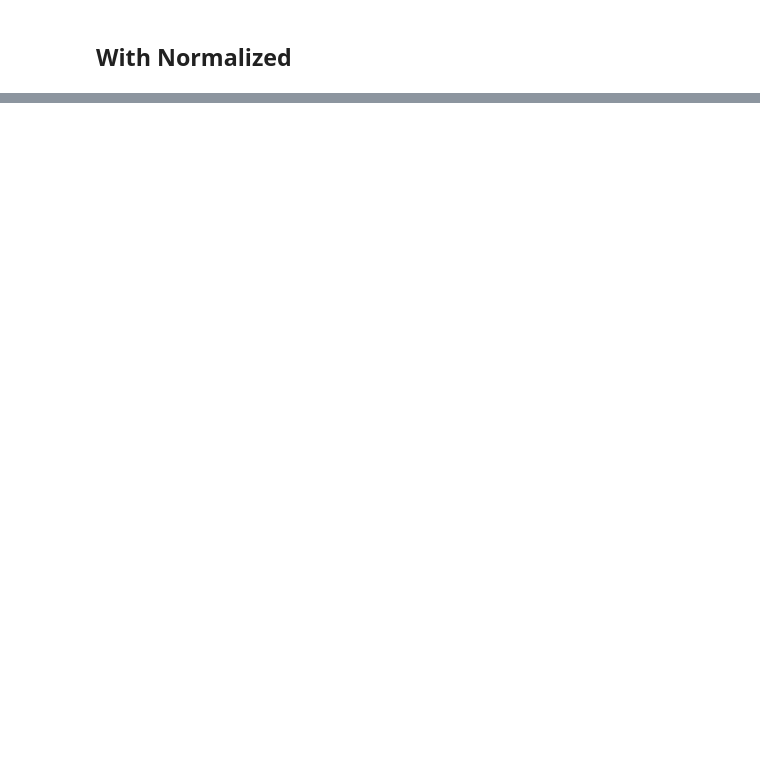
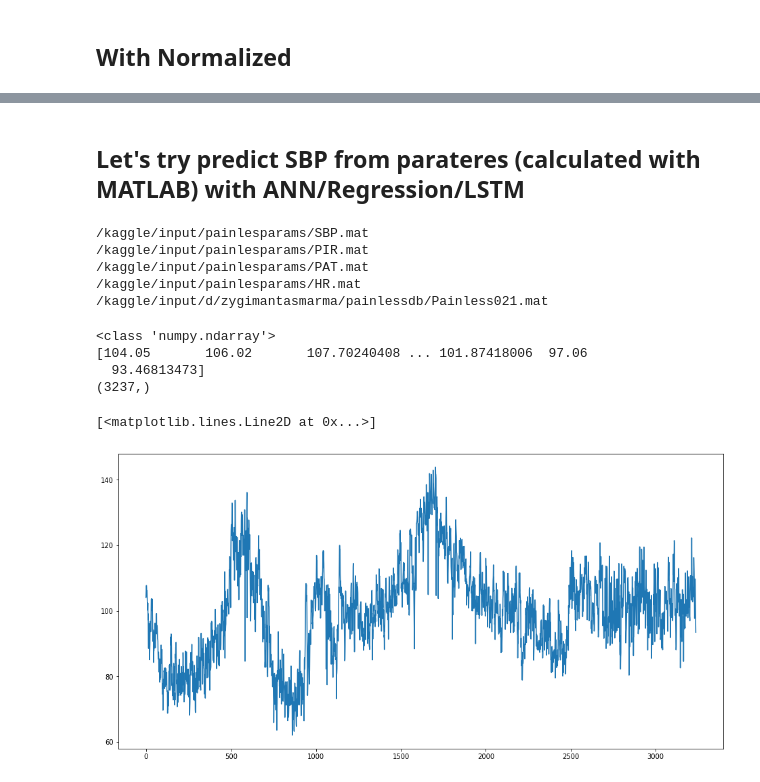
Before and after one commit to Double-Bonus/BP-estimation, a Jupyter notebook: blood-estimation.ipynb, the cells around one changed output, grey strips where cells are left out. Saved outputs shown, nothing was run; the diff lists cells and outputs as text; code cells hidden in the pictures; blank space fills up the shorter version.

Commit message:
Kaggle Notebook | Blood estimation | Version 10

```diff
--- a/blood-estimation.ipynb
+++ b/blood-estimation.ipynb
@@ -737,0 +759,31 @@ plt.plot(predictions_n[0])
+# %% [markdown]
+## Let's try predict SBP from parateres (calculated with MATLAB) with ANN/Regression/LSTM
+# %%
+for dirname, _, filenames in os.walk('/kaggle/input'):
+    for filename in filenames:
+        print(os.path.join(dirname, filename))
+# %% [output]
+/kaggle/input/painlesparams/SBP.mat
+/kaggle/input/painlesparams/PIR.mat
+/kaggle/input/painlesparams/PAT.mat
+/kaggle/input/painlesparams/HR.mat
+/kaggle/input/d/zygimantasmarma/painlessdb/Painless021.mat
+# %%
+#REDO: save into one .mat file
+matDataSBP = scipy.io.loadmat('/kaggle/input/painlesparams/SBP.mat').get('SBP')[0] # Specific data path for kaggle
+matDataPIR = scipy.io.loadmat('/kaggle/input/painlesparams/PIR.mat').get('PIR')[0] # Specific data path for kaggle
+matDataPAT = scipy.io.loadmat('/kaggle/input/painlesparams/PAT.mat').get('PAT')[0] # Specific data path for kaggle
+matDataHR  = scipy.io.loadmat('/kaggle/input/painlesparams/HR.mat').get('HR')[0]  # Specific data path for kaggle
+
+
+print(type(matDataSBP))
+print(matDataSBP)
+print(matDataSBP.shape)
+plt.plot(matDataSBP)
+# %% [output]
+<class 'numpy.ndarray'>
+[104.05       106.02       107.70240408 ... 101.87418006  97.06
+  93.46813473]
+(3237,)
+[<matplotlib.lines.Line2D at 0x...>]
+[figure, added]
```
Also changed, not shown: parts of 21 cells of this notebook.
